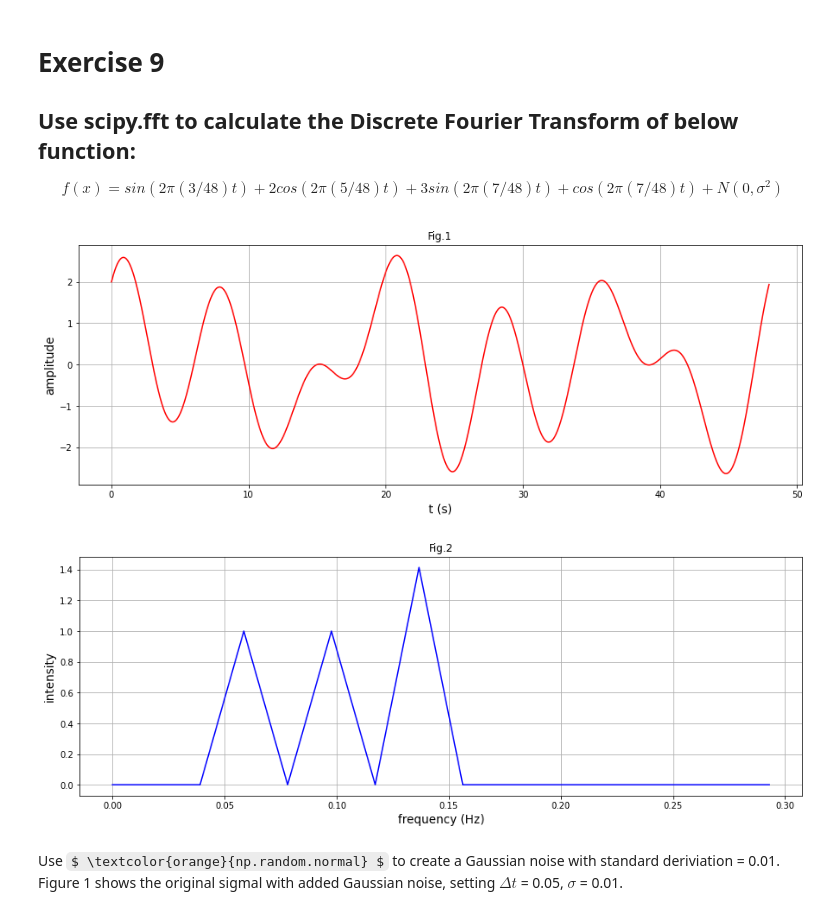
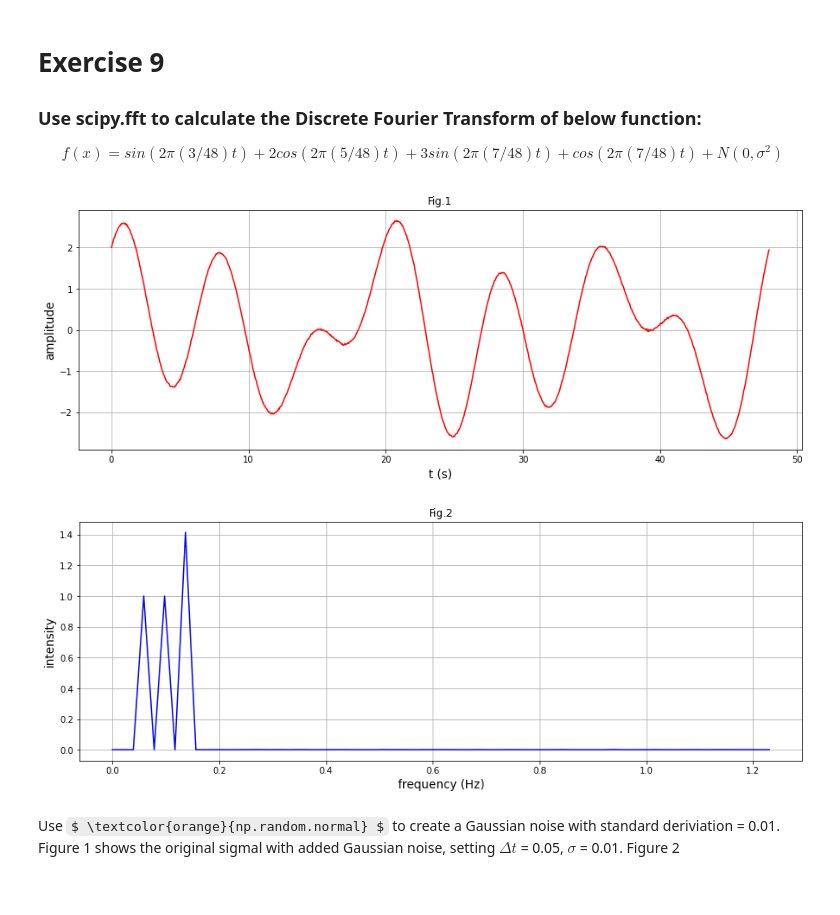
Before and after one commit to mingeydacoder/PC, a Jupyter notebook: python/Applied_Math/HW4.ipynb, the cells around one changed output. Saved outputs shown, nothing was run; the diff lists cells and outputs as text; code cells hidden in the pictures; some formulas as TeX source.

```diff
--- a/python/Applied_Math/HW4.ipynb
+++ b/python/Applied_Math/HW4.ipynb
@@ -1,41 +1,41 @@
 # %% [markdown]
 # Exercise 9
-## Use scipy.fft to calculate the Discrete Fourier Transform of below function:
+### Use scipy.fft to calculate the Discrete Fourier Transform of below function:
 $$ f(x) = sin(2\pi(3/48)t)+2cos(2\pi(5/48)t)+3sin(2\pi(7/48)t)+cos(2\pi(7/48)t)+N(0,\sigma^2) $$
 # %%
 from scipy.fft import fft, ifft, fftfreq, ifft
 import numpy as np
 import matplotlib.pyplot as plt
 
 n=1024
-noise = np.random.normal(0,0.0001,n)
+noise = np.random.normal(0,0.01,n)
 dt = 0.05
 t = np.linspace(0, 48, n, endpoint=False)
 y = np.sin(2*np.pi*(3/48)*t) + np.cos(2*np.pi*(5/48)*t) + np.sin(2*np.pi*(7/48)*t) + np.cos(2*np.pi*(7/48)*t) + noise
 
 
 #original figure
 plt.figure(figsize=(15,5), dpi=72)
 plt.plot(t, y, linestyle='-', color='red')
 plt.grid()
 plt.xlabel('t (s)', fontsize=13.5)
 plt.ylabel('amplitude', fontsize=13.5)
 plt.title('Fig.1')
 plt.show()
 
 
 #figure after Fourier Transform
 plt.figure(figsize=(15,5), dpi=72)
 yf = fft(y)
 xf = fftfreq(n, dt)
-plt.plot(xf[:n//64], 2/n*np.abs(yf[:n//64]), linestyle='-', color='blue')
+plt.plot(xf[:n//16], 2/n*np.abs(yf[:n//16]), linestyle='-', color='blue')
 plt.grid()
 plt.xlabel('frequency (Hz)', fontsize=13.5)
 plt.ylabel('intensity', fontsize=13.5)
 plt.title('Fig.2')
 plt.show()
 # %% [output]
 [figure]
-[figure, old version]
+[figure, new version]
 # %% [markdown]
-Use $ \textcolor{orange}{np.random.normal} $ to create a Gaussian noise with standard deriviation = 0.01. Figure 1 shows the original sigmal with added Gaussian noise, setting $ \Delta t $ = 0.05, $ \sigma $ = 0.01.
+Use $ \textcolor{orange}{np.random.normal} $ to create a Gaussian noise with standard deriviation = 0.01. Figure 1 shows the original sigmal with added Gaussian noise, setting $ \Delta t $ = 0.05, $ \sigma $ = 0.01. Figure 2
```
Also changed, not shown: parts of 5 cells of this notebook.
